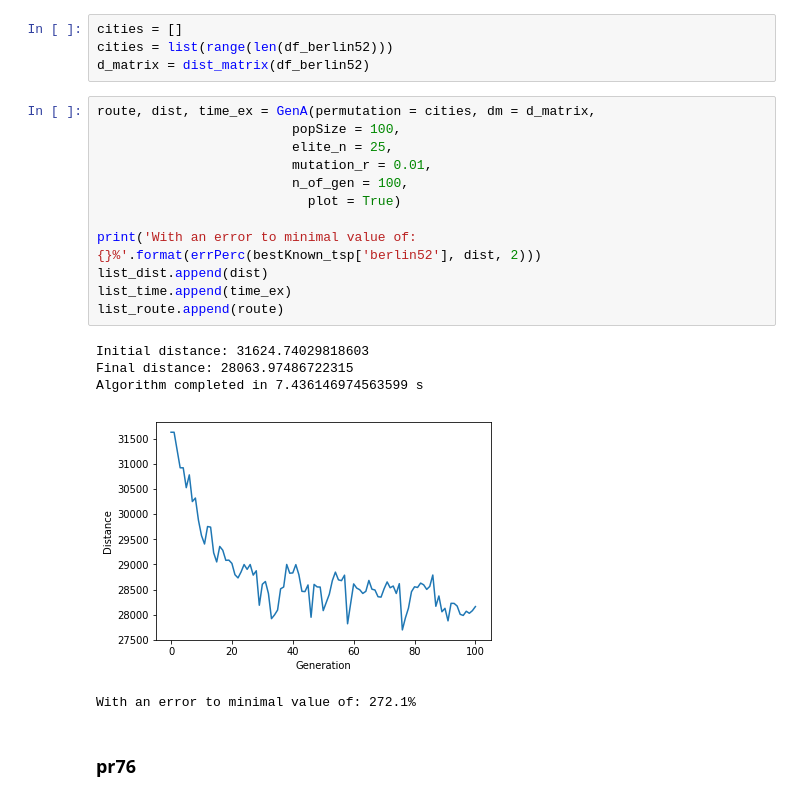
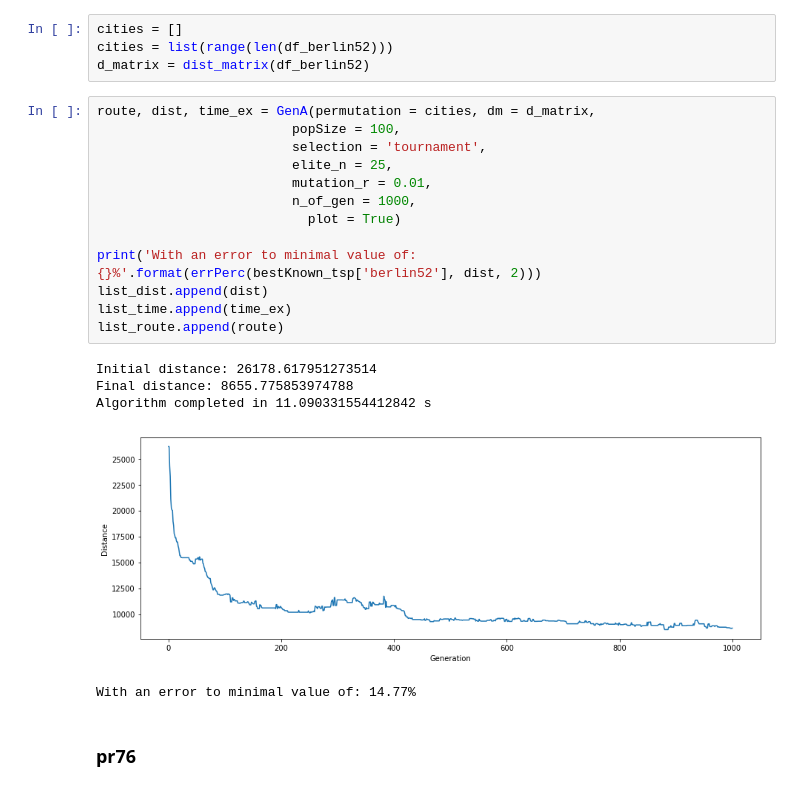
Before and after one commit to DBertazioli/Ant-Q-KGA, a Jupyter notebook: genomic/extended_try.ipynb, the cells around one changed output. Cells and saved outputs as stored; diff of their text form.

Commit message:
tournament success

```diff
--- a/genomic/extended_try.ipynb
+++ b/genomic/extended_try.ipynb
@@ -210,21 +243,22 @@ d_matrix = dist_matrix(df_berlin52)
 # %%
 route, dist, time_ex = GenA(permutation = cities, dm = d_matrix,
                          popSize = 100,
+                         selection = 'tournament',
                          elite_n = 25,
                          mutation_r = 0.01,
-                         n_of_gen = 100,
+                         n_of_gen = 1000,
                            plot = True)
 
 print('With an error to minimal value of: {}%'.format(errPerc(bestKnown_tsp['berlin52'], dist, 2)))
 list_dist.append(dist)
 list_time.append(time_ex)
 list_route.append(route)
 # %% [output]
-Initial distance: 31624.74029818603
-Final distance: 28063.97486722315
-Algorithm completed in 7.436146974563599 s
+Initial distance: 26178.617951273514
+Final distance: 8655.775853974788
+Algorithm completed in 11.090331554412842 s
-[figure, old version]
+[figure, new version]
-With an error to minimal value of: 272.1%
+With an error to minimal value of: 14.77%
 # %% [markdown]
 ### pr76
 # %%
```
Also changed, not shown: parts of 6 cells of this notebook.
